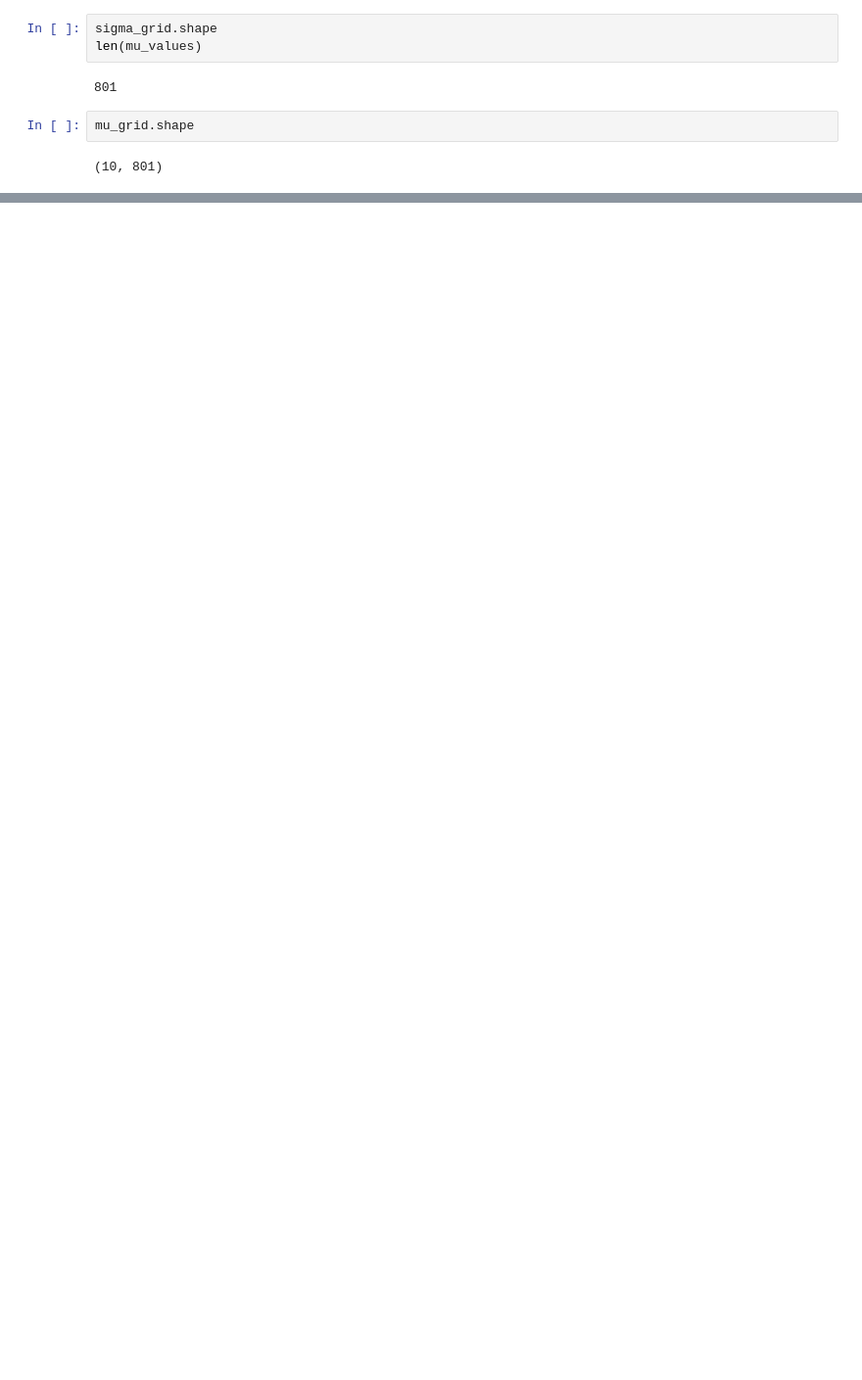
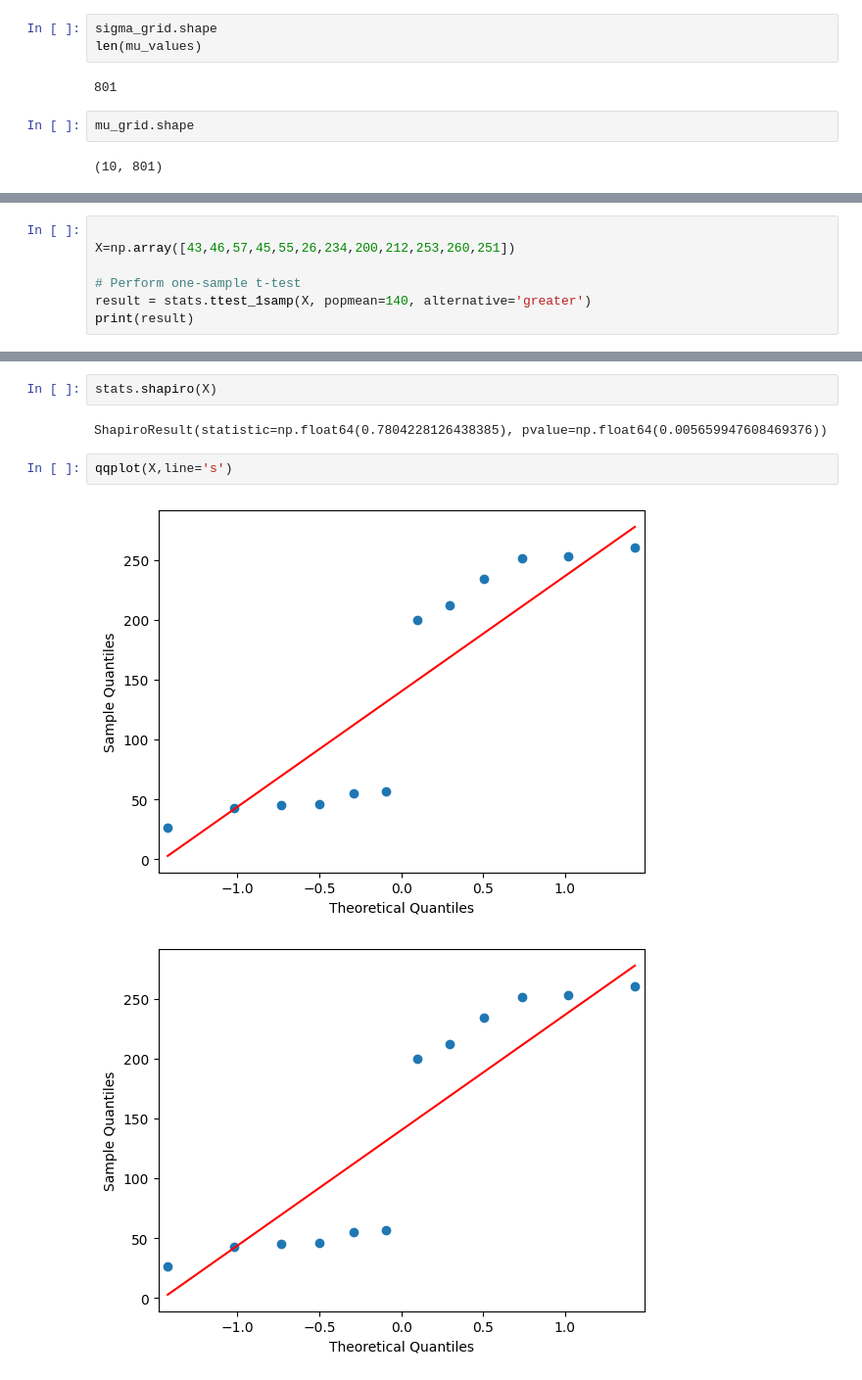
Before and after one commit to DebjitISI/Inference_MDTS4211, a Jupyter notebook: inference.ipynb, the cells around one changed output, grey strips where cells are left out. Shown at 98% size. Saved outputs shown, nothing was run; the diff lists cells and outputs as text; blank space fills up the shorter version.

```diff
--- a/inference.ipynb
+++ b/inference.ipynb
@@ -289,0 +300,7 @@ mu_grid.shape
+# %%
+
+X=np.array([43,46,57,45,55,26,234,200,212,253,260,251])
+
+# Perform one-sample t-test
+result = stats.ttest_1samp(X, popmean=140, alternative='greater')
+print(result)
@@ -289,0 +315,9 @@ mu_grid.shape
+# %%
+stats.shapiro(X)
+# %% [output]
+ShapiroResult(statistic=np.float64(0.7804228126438385), pvalue=np.float64(0.005659947608469376))
+# %%
+qqplot(X,line='s')
+# %% [output]
+[figure, added]
+[figure, added]
```
Also changed, not shown: parts of 19 cells of this notebook.
